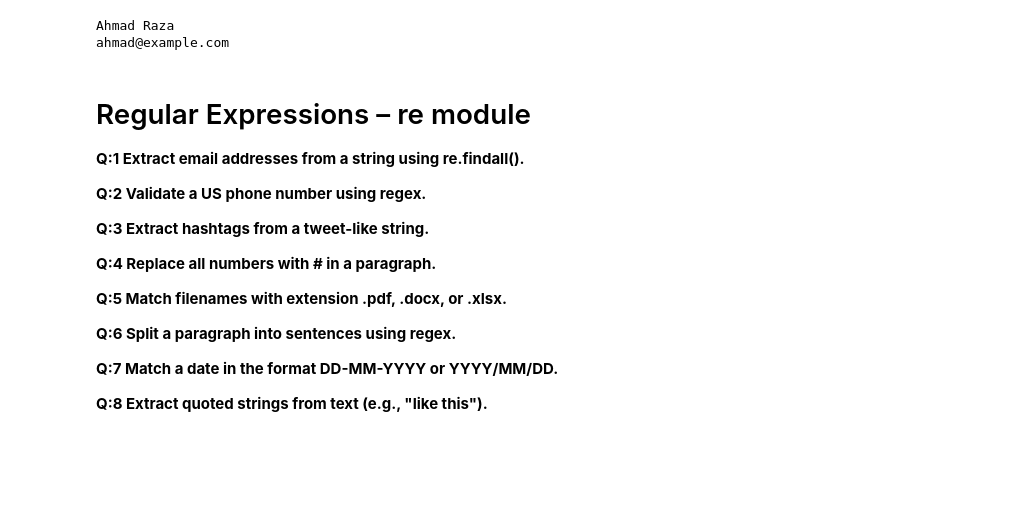
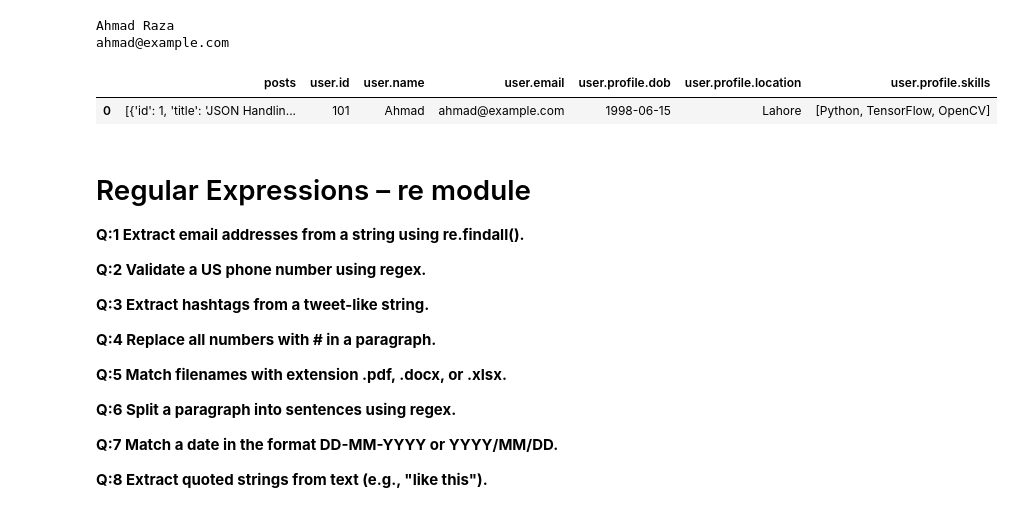
Before and after one commit to mt12-ml/Bootcamp-25-B2, a Jupyter notebook: Ghulam Ahmad/Week-1-tasks/Filing.ipynb, the cells around one changed output. Saved outputs shown, nothing was run; the diff lists cells and outputs as text; code cells hidden in the pictures; blank space fills up the shorter version.

Commit message:
adding filing flies

```diff
--- a/Ghulam Ahmad/Week-1-tasks/Filing.ipynb
+++ b/Ghulam Ahmad/Week-1-tasks/Filing.ipynb
@@ -289,0 +304,11 @@ Base name: task-2, Extension: .txt
+# %%
+from datetime import datetime
+data = input("Enter some data to log: ")
+timestamp = datetime.now().isoformat()
+with open("filing-work/mai.txt", 'a') as f:
+    f.write(f'{timestamp} - {data}\n')
+# %%
+with open('filing-work/main.txt', 'r') as f:
+    for i , x in enumerate(f):
+        if i<=10:
+            print(x.strip())
@@ -289,0 +336,3 @@ Base name: task-2, Extension: .txt
+# %%
+with open('binaryfile.bin', 'wb') as f:
+    f.write(b'\x00\x01\x02\x03\x04\x05\x06\x07\x08\x09')
@@ -345,6 +428,17 @@ def merge_json_files(file_list, output_file):
             merged.append(json.load(f))
     with open(output_file, 'w') as out:
         json.dump(merged, out, indent=4)
+# %%
+import pandas as pd
+def json_to_flat_df(filepath):
+    with open(filepath, 'r') as f:
+        data = json.load(f)
+    df = pd.json_normalize(data)
+    return df
+json_to_flat_df('filing_work/data.json')
+# %% [output]
+|  | posts | user.id | user.name | user.email | user.profile.dob | user.profile.location | user.profile.skills |
+| 0 | [{'id': 1, 'title': 'JSON Handlin... | 101 | Ahmad | ahmad@example.com | 1998-06-15 | Lahore | [Python, TensorFlow, OpenCV] |
 # %% [markdown]
 
 # Regular Expressions – re module
```
Also changed, not shown: parts of 8 cells of this notebook, 12 other files.
